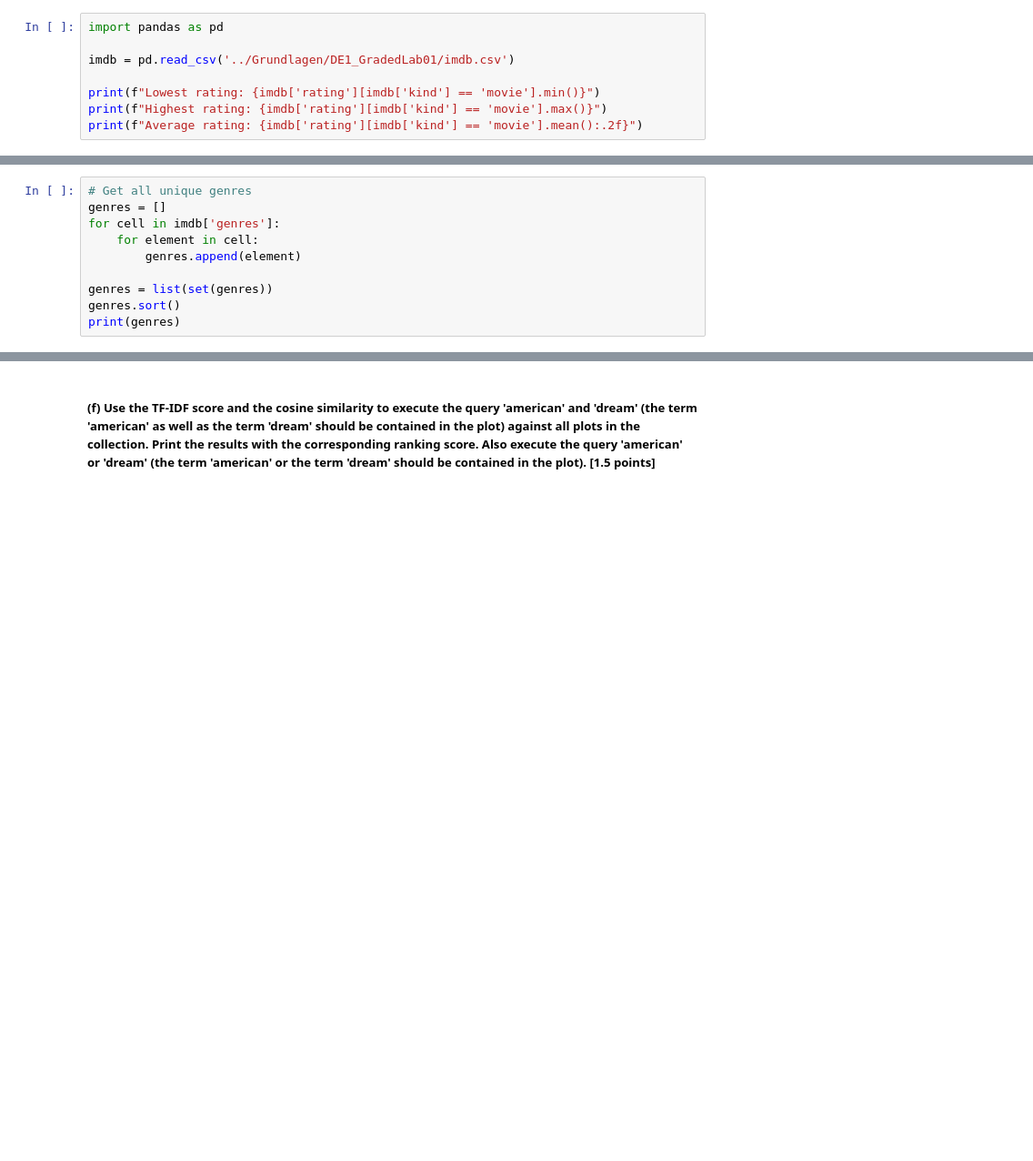
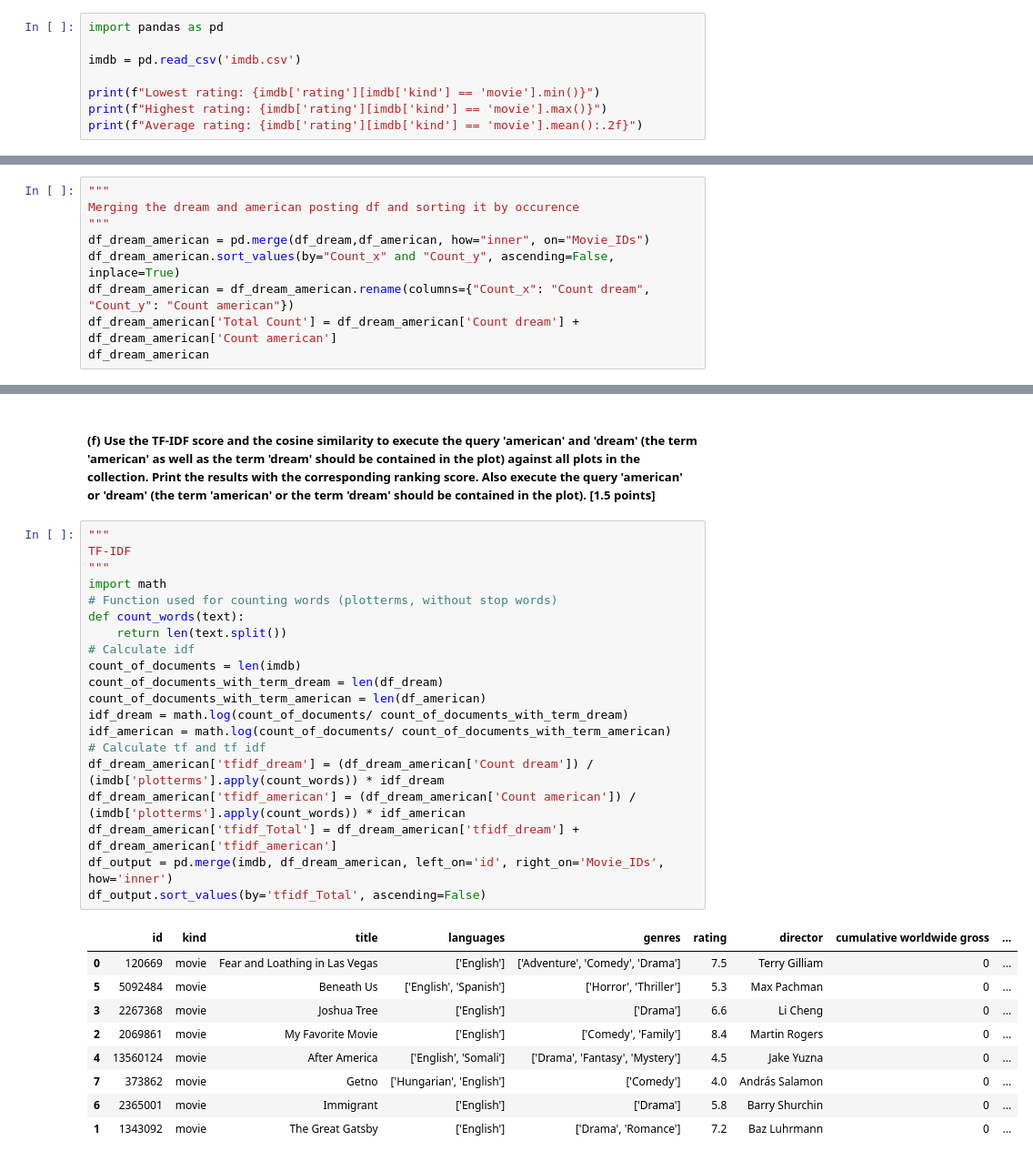
Before and after one commit to Sunkarr/ZHAW, a Jupyter notebook: Semester 2/Data Engineering 1/W5&W6/GradedLab01.ipynb, the cells around one changed output, grey strips where cells are left out. Shown: that part at 91% size. Cells and saved outputs as stored; diff of their text form; blank space fills up the shorter version.

```diff
--- a/Semester 2/Data Engineering 1/W5&W6/GradedLab01.ipynb
+++ b/Semester 2/Data Engineering 1/W5&W6/GradedLab01.ipynb
@@ -27,7 +27,7 @@ The imdb.csv file contains a dataset extracted from IMDB with several attributes
 # %%
 import pandas as pd
 
-imdb = pd.read_csv('../Grundlagen/DE1_GradedLab01/imdb.csv')
+imdb = pd.read_csv('imdb.csv')
 
 print(f"Lowest rating: {imdb['rating'][imdb['kind'] == 'movie'].min()}")
 print(f"Highest rating: {imdb['rating'][imdb['kind'] == 'movie'].max()}")
@@ -58,13 +59,3 @@ Average cumulative worldwide gross: 390489624.68
 # %%
 # Convert values of this column to lists
 imdb['genres'] = imdb['genres'].apply(eval)
-# %%
-# Get all unique genres
-genres = []
-for cell in imdb['genres']:
-    for element in cell:
-        genres.append(element)
-
-genres = list(set(genres))
-genres.sort()
-print(genres)
@@ -173,0 +420,9 @@ FileNotFoundError: [Errno 2] No such file or directory: 'imdb2.csv'
+# %%
+"""
+Merging the dream and american posting df and sorting it by occurence
+"""
+df_dream_american = pd.merge(df_dream,df_american, how="inner", on="Movie_IDs")
+df_dream_american.sort_values(by="Count_x" and "Count_y", ascending=False, inplace=True)
+df_dream_american = df_dream_american.rename(columns={"Count_x": "Count dream", "Count_y": "Count american"})
+df_dream_american['Total Count'] = df_dream_american['Count dream'] + df_dream_american['Count american']
+df_dream_american
@@ -174,2 +454,32 @@ FileNotFoundError: [Errno 2] No such file or directory: 'imdb2.csv'
 # %% [markdown]
 ##### __(f) Use the TF-IDF score and the cosine similarity to execute the query 'american' and 'dream' (the term 'american' as well as the term 'dream' should be contained in the plot) against all plots in the collection. Print the results with the corresponding ranking score. Also execute the query 'american' or 'dream' (the term 'american' or the term 'dream' should be contained in the plot).  [1.5 points]__
+# %%
+"""
+TF-IDF
+"""
+import math
+# Function used for counting words (plotterms, without stop words)
+def count_words(text):
+    return len(text.split())
+# Calculate idf
+count_of_documents = len(imdb)
+count_of_documents_with_term_dream = len(df_dream)
+count_of_documents_with_term_american = len(df_american)
+idf_dream = math.log(count_of_documents/ count_of_documents_with_term_dream)
+idf_american = math.log(count_of_documents/ count_of_documents_with_term_american)
+# Calculate tf and tf idf
+df_dream_american['tfidf_dream'] = (df_dream_american['Count dream']) / (imdb['plotterms'].apply(count_words)) * idf_dream
+df_dream_american['tfidf_american'] = (df_dream_american['Count american']) / (imdb['plotterms'].apply(count_words)) * idf_american
+df_dream_american['tfidf_Total'] = df_dream_american['tfidf_dream'] + df_dream_american['tfidf_american']
+df_output = pd.merge(imdb, df_dream_american, left_on='id', right_on='Movie_IDs', how='inner')
+df_output.sort_values(by='tfidf_Total', ascending=False)
+# %% [output]
+|  | id | kind | title | languages | genres | rating | director | cumulative worldwide gross | ... |
+| 0 | 120669 | movie | Fear and Loathing in Las Vegas | ['English'] | ['Adventure', 'Comedy', 'Drama'] | 7.5 | Terry Gilliam | 0 | ... |
+| 5 | 5092484 | movie | Beneath Us | ['English', 'Spanish'] | ['Horror', 'Thriller'] | 5.3 | Max Pachman | 0 | ... |
+| 3 | 2267368 | movie | Joshua Tree | ['English'] | ['Drama'] | 6.6 | Li Cheng | 0 | ... |
+| 2 | 2069861 | movie | My Favorite Movie | ['English'] | ['Comedy', 'Family'] | 8.4 | Martin Rogers | 0 | ... |
+| 4 | 13560124 | movie | After America | ['English', 'Somali'] | ['Drama', 'Fantasy', 'Mystery'] | 4.5 | Jake Yuzna | 0 | ... |
+| 7 | 373862 | movie | Getno | ['Hungarian', 'English'] | ['Comedy'] | 4.0 | András Salamon | 0 | ... |
+| 6 | 2365001 | movie | Immigrant | ['English'] | ['Drama'] | 5.8 | Barry Shurchin | 0 | ... |
+| 1 | 1343092 | movie | The Great Gatsby | ['English'] | ['Drama', 'Romance'] | 7.2 | Baz Luhrmann | 0 | ... |
```
Also changed, not shown: parts of 20 cells of this notebook, 4 other files.
